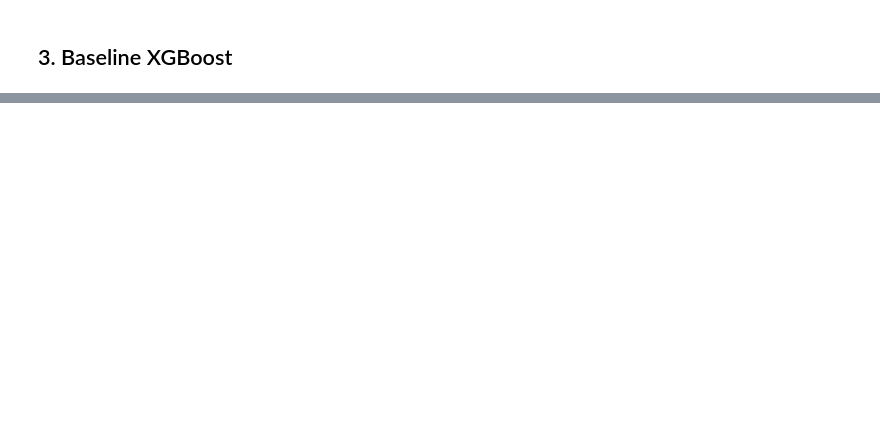
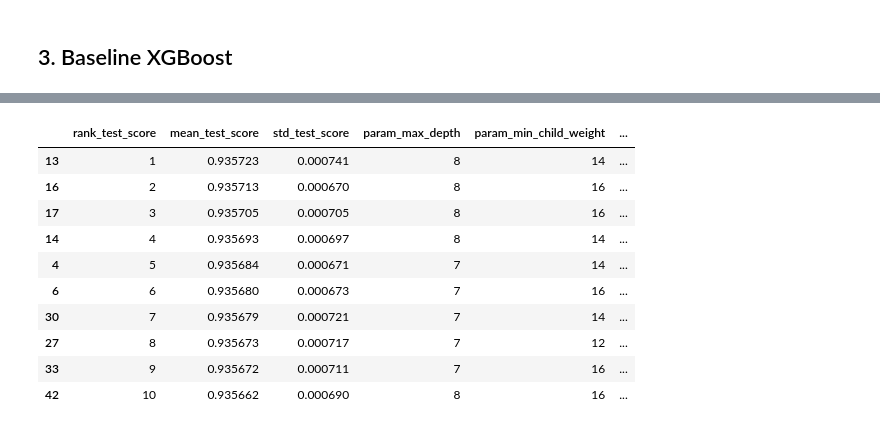
Before and after one commit to jcwilson11/JCW.AAI627, a Jupyter notebook: HW/HW1/JorisWilson_AAI627_HW1.ipynb, the cells around one changed output, grey strips where cells are left out. Drawn from its saved outputs; the diff is of its cells as text; code cells hidden in the pictures; blank space fills up the shorter version.

```diff
--- a/HW/HW1/JorisWilson_AAI627_HW1.ipynb
+++ b/HW/HW1/JorisWilson_AAI627_HW1.ipynb
@@ -250,0 +255,36 @@ print("Best iteration:", best_model_rs.best_iteration)
+# %%
+from sklearn.model_selection import GridSearchCV, StratifiedKFold
+from xgboost import XGBClassifier
+from sklearn.metrics import roc_auc_score
+
+anchor = {
+    'subsample': 0.7, 'reg_lambda': 0.5, 'reg_alpha': 0.0, 'n_estimators': 1400,
+    'min_child_weight': 14, 'max_depth': 8, 'learning_rate': 0.01,
+    'gamma': 2, 'colsample_bytree': 0.6,
+}
+
+param_grid_small = {
+    "max_depth":        [7, 8, 9],        # 3
+    "min_child_weight": [12, 14, 16],     # 3
+    "subsample":        [0.6, 0.7, 0.8],  # 3
+    "colsample_bytree": [0.6, 0.7],       # 2
+}
+
+xgb = XGBClassifier(
+    objective="binary:logistic", eval_metric="auc", tree_method="hist",
+    scale_pos_weight=scale_pos_weight, random_state=42, n_jobs=-1,
+    # locked params stay at your anchor
+    learning_rate=anchor["learning_rate"],
+    n_estimators=anchor["n_estimators"],
+    gamma=anchor["gamma"],
+    reg_lambda=anchor["reg_lambda"],
+    reg_alpha=anchor["reg_alpha"],
+)
+
+cv = StratifiedKFold(n_splits=3,shuffle=True, random_state=42)
+
+grid = GridSearchCV(
+    xgb, param_grid_small, scoring="roc_auc",
+    n_jobs=-1, cv=cv, verbose=1, refit=True,
+)
+grid.fit(X_train, y_train, sample_weight=w_train)
@@ -250,0 +332,20 @@ print("Best iteration:", best_model_rs.best_iteration)
+# %%
+cvres = pd.DataFrame(grid.cv_results_)
+cols = [
+    "rank_test_score","mean_test_score","std_test_score",
+    "param_max_depth","param_min_child_weight","param_subsample","param_colsample_bytree",
+    "mean_fit_time","mean_score_time"
+]
+display(cvres[cols].sort_values("rank_test_score").head(10))
+# %% [output]
+|  | rank_test_score | mean_test_score | std_test_score | param_max_depth | param_min_child_weight | ... |
+| 13 | 1 | 0.935723 | 0.000741 | 8 | 14 | ... |
+| 16 | 2 | 0.935713 | 0.000670 | 8 | 16 | ... |
+| 17 | 3 | 0.935705 | 0.000705 | 8 | 16 | ... |
+| 14 | 4 | 0.935693 | 0.000697 | 8 | 14 | ... |
+| 4 | 5 | 0.935684 | 0.000671 | 7 | 14 | ... |
+| 6 | 6 | 0.935680 | 0.000673 | 7 | 16 | ... |
+| 30 | 7 | 0.935679 | 0.000721 | 7 | 14 | ... |
+| 27 | 8 | 0.935673 | 0.000717 | 7 | 12 | ... |
+| 33 | 9 | 0.935672 | 0.000711 | 7 | 16 | ... |
+| 42 | 10 | 0.935662 | 0.000690 | 8 | 16 | ... |
```
Also changed, not shown: parts of 13 cells of this notebook, 1 other file.
